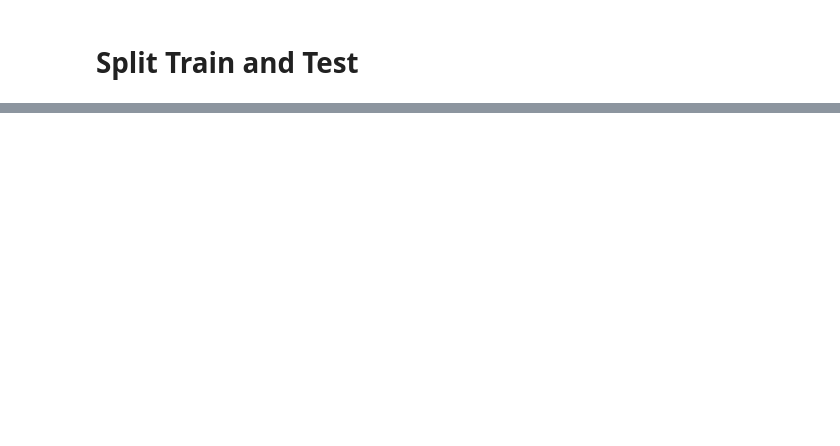
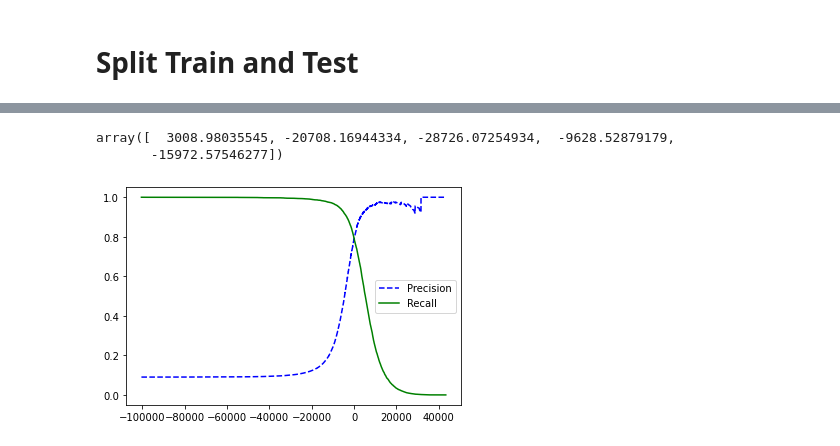
Before and after one commit to wouwou4444/mnist, a Jupyter notebook: mnist.ipynb, the cells around one changed output, grey strips where cells are left out. Drawn from its saved outputs; the diff is of its cells as text; code cells hidden in the pictures; blank space fills up the shorter version.

```diff
--- a/mnist.ipynb
+++ b/mnist.ipynb
@@ -81,0 +126,3 @@ np.
+# %%
+sgd_cl = SGDClassifier(random_state=1234)
+sgd_cl.fit(X_train, Y_train_5)
@@ -81,0 +245,4 @@ np.
+# %%
+y_scores = cross_val_predict(sgd_cl, X_train, Y_train_5,
+                            cv=3,
+                            method="decision_function")
@@ -81,0 +251,19 @@ np.
+# %%
+precisions, recalls, thresholds = precision_recall_curve(Y_train_5, y_scores)
+# %%
+y_scores[:5]
+# %% [output]
+array([  3008.98035545, -20708.16944334, -28726.07254934,  -9628.52879179,
+       -15972.57546277])
+# %%
+def plot_precision_recall_vs_threshold(precisions, recalls, thresholds):
+    plt.plot(thresholds, precisions[:-1], "b--",
+            label="Precision")
+    plt.plot(thresholds, recalls[:-1], "g-",
+             label="Recall")
+    plt.legend()
+# %%
+plot_precision_recall_vs_threshold(precisions, recalls, thresholds)
+plt.show()
+# %% [output]
+[figure, added]
```
Also changed, not shown: parts of 73 cells of this notebook.
